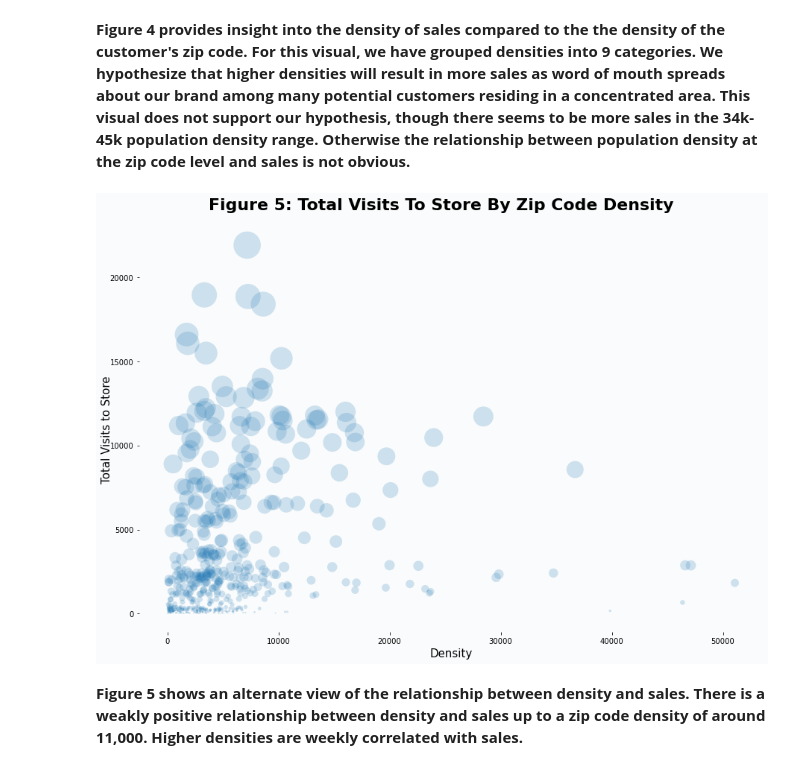
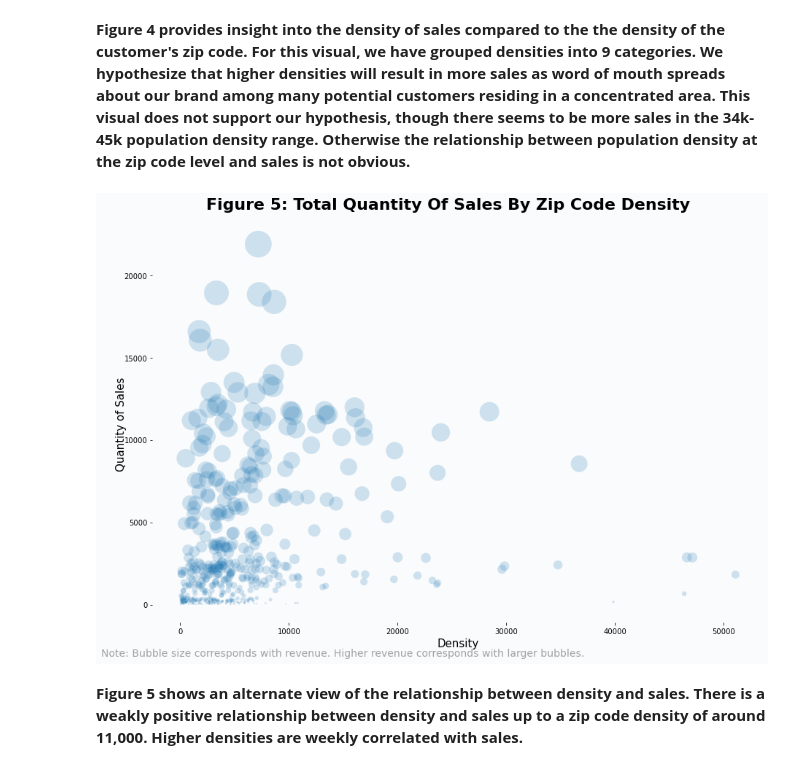
Before and after one commit to morinlandon12/ucb_mids_w205_project_1, a Jupyter notebook: project_1_5.ipynb, the cells around one changed output. Drawn from its saved outputs; the diff is of its cells as text; code cells hidden in the pictures.

```diff
--- a/project_1_5.ipynb
+++ b/project_1_5.ipynb
@@ -366,43 +371,50 @@ fig.set_facecolor("#f9fbfc")
 # %% [markdown]
 **Figure 4 provides insight into the density of sales compared to the the density of the customer's zip code. For this visual, we have grouped densities into 9 categories. We hypothesize that higher densities will result in more sales as word of mouth spreads about our brand among many potential customers residing in a concentrated area. This visual does not support our hypothesis, though there seems to be more sales in the 34k-45k population density range. Otherwise the relationship between population density at the zip code level and sales is not obvious.**
 # %%
+#grouping quantity of sales by density
 df_dense = df2.groupby('density').sum()
 df_dense = df_dense.reset_index()
 
 minsize = min(df_dense['total_sales'])/1000
 maxsize = max(df_dense['total_sales'])/1000
+
+#Plotting
 fig, ax = plt.subplots(figsize=(15, 10))
 
 sns.scatterplot(data=df_dense, x='density',
                 y='total_visits',
                 size='total_sales',
                 sizes=(minsize, maxsize),
                 alpha = .2,
                 ax=ax, legend = False)
 
 ax.set_frame_on(False)
 
 # Add titles (main and on axis)
+note = 'Note: Bubble size corresponds with revenue. Higher revenue corresponds with larger bubbles.'
+fig.text(
+    0.06, 0.06, note, color="#a2a2a2",
+    fontsize=14)
 ax.set_xlabel('Density', ha='center', fontsize = 15)
-ax.set_ylabel('Total Visits to Store', va='center', rotation='vertical', fontsize = 15)
+ax.set_ylabel('Quantity of Sales', va='center', rotation='vertical', fontsize = 15)
 fig.text(
     x=0.5,
     y=0.92,
-    s="Figure 5: Total Visits To Store By Zip Code Density",
+    s="Figure 5: Total Quantity Of Sales By Zip Code Density",
     ha="center",
     va="center",
     ma="center",
     fontsize=22,
     fontweight="bold"
 )
 
 fig.set_facecolor("#f9fbfc")
 
 
 
 plt.show()
 # %% [output]
-[figure, old version]
+[figure, new version]
 # %% [markdown]
 **Figure 5 shows an alternate view of the relationship between density and sales. There is a weakly positive relationship between density and sales up to a zip code density of around 11,000. Higher densities are weekly correlated with sales.**
 # %%
```
Also changed, not shown: parts of 12 cells of this notebook, 7 other files.
